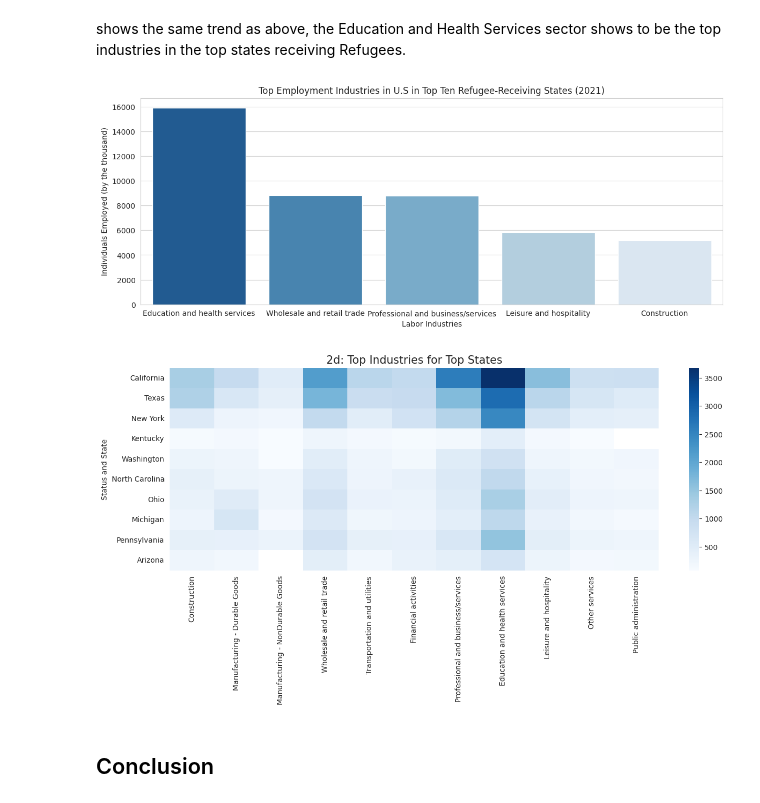
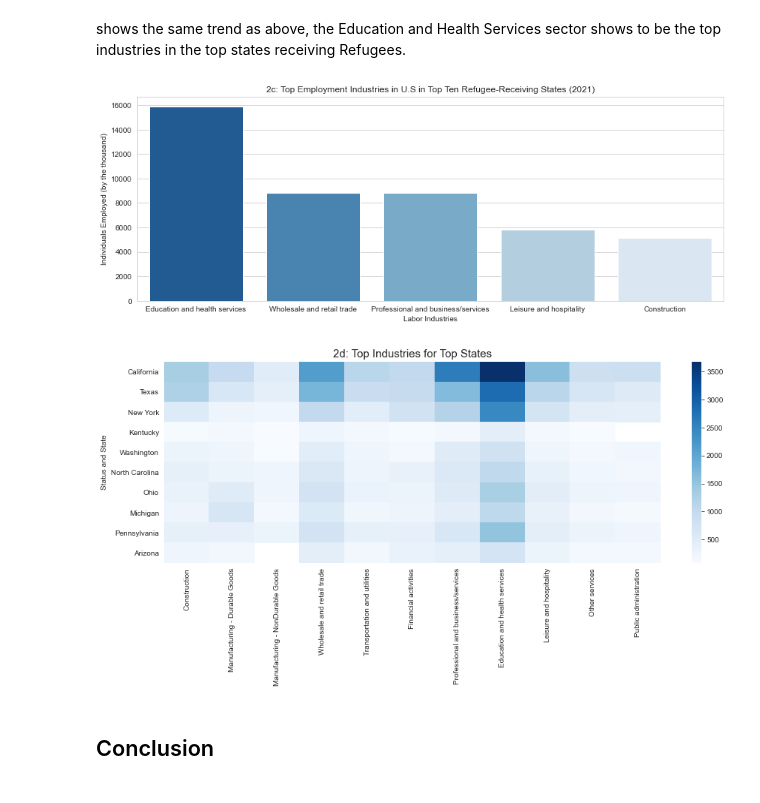
Before and after one commit to valentizabal/refugee-labor-empowerment, a Jupyter notebook: Refugee_Labor_Notebook_.ipynb, the cells around one changed output. Cells and saved outputs as stored; diff of their text form; code cells hidden in the pictures.

```diff
--- a/Refugee_Labor_Notebook_.ipynb
+++ b/Refugee_Labor_Notebook_.ipynb
@@ -160,7 +160,7 @@ In this section, we will be analyzing the top labor industries across all states
 the top employment industry in most states is Education and Health Services, followed by Wholesale retail trade.
 # %%
 #load in data
-labor = pd.read_csv('/work/Labor Geo Profiles.csv', header = 3)
+labor = pd.read_csv('data/Labor Geo Profiles.csv', header = 3)
 
 #data cleaning
 labor = labor.rename(columns = {'Employment status\nand state' : 'Status and State',
@@ -197,7 +197,7 @@ top5_US_industries = top5_US_industries.rename(columns={'value' : 'Individuals E
 plt.figure(figsize=(14, 5))
 sns.set_style("whitegrid")
 sns.barplot(data = top5_US_industries, x = 'Labor Industries', y = 'Individuals Employed (by the thousand)', palette="Blues_r") \
-            .set(title = 'Top Employment Industries in U.S (2021)');
+            .set(title = '2a: Top Employment Industries in U.S (2021)');
 # %% [output]
 A value is trying to be set on a copy of a slice from a DataFrame.
 Try using .loc[row_indexer,col_indexer] = value instead
@@ -222,26 +222,26 @@ shows the same trend as above, the Education and Health Services sector shows to
 # %%
 #top 10 states
 top10_labor = labor_employed.loc[[4, 43, 32, 17, 47, 33, 35, 22, 38, 2]]
 
 #top10_labor
 top10_labor_index = top10_labor.set_index('Status and State')
 top5_top10_industries = pd.melt(top10_labor, id_vars = 'Status and State').groupby('variable').sum().sort_values(by='value', ascending = False).head(5).reset_index()
 top5_top10_industries = top5_top10_industries.rename(columns = {'variable':'Labor Industries', 'value':'Individuals Employed (by the thousand)'})
 
 #plotting
 plt.figure(figsize=(14, 5))
 sns.set_style("whitegrid")
 sns.barplot(data = top5_top10_industries, x = 'Labor Industries', y = 'Individuals Employed (by the thousand)', palette="Blues_r") \
-            .set(title = 'Top Employment Industries in U.S in Top Ten Refugee-Receiving States (2021)');
+            .set(title = '2c: Top Employment Industries in U.S in Top Ten Refugee-Receiving States (2021)');
 # %% [output]
-[figure, old version]
+[figure, new version]
 # %%
 #plot heatmap
 plt.subplots(figsize=(15,5))
 plt.title("2d: Top Industries for Top States", fontsize =15)
 sns.heatmap(top10_labor_index, cmap = 'Blues', xticklabels=True, yticklabels=True);
 # %% [output]
-[figure, old version]
+[figure, new version]
 # %% [markdown]
 ## Conclusion
 # %% [markdown]
```
Also changed, not shown: parts of 6 cells of this notebook.
